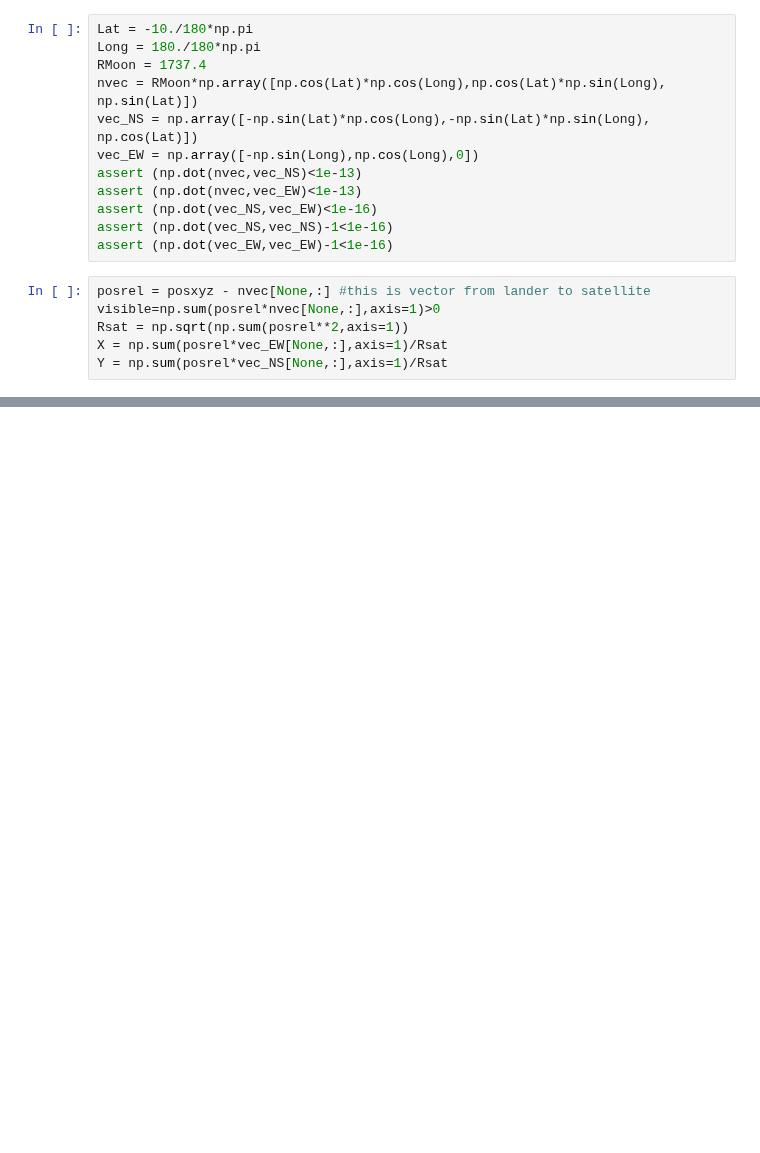
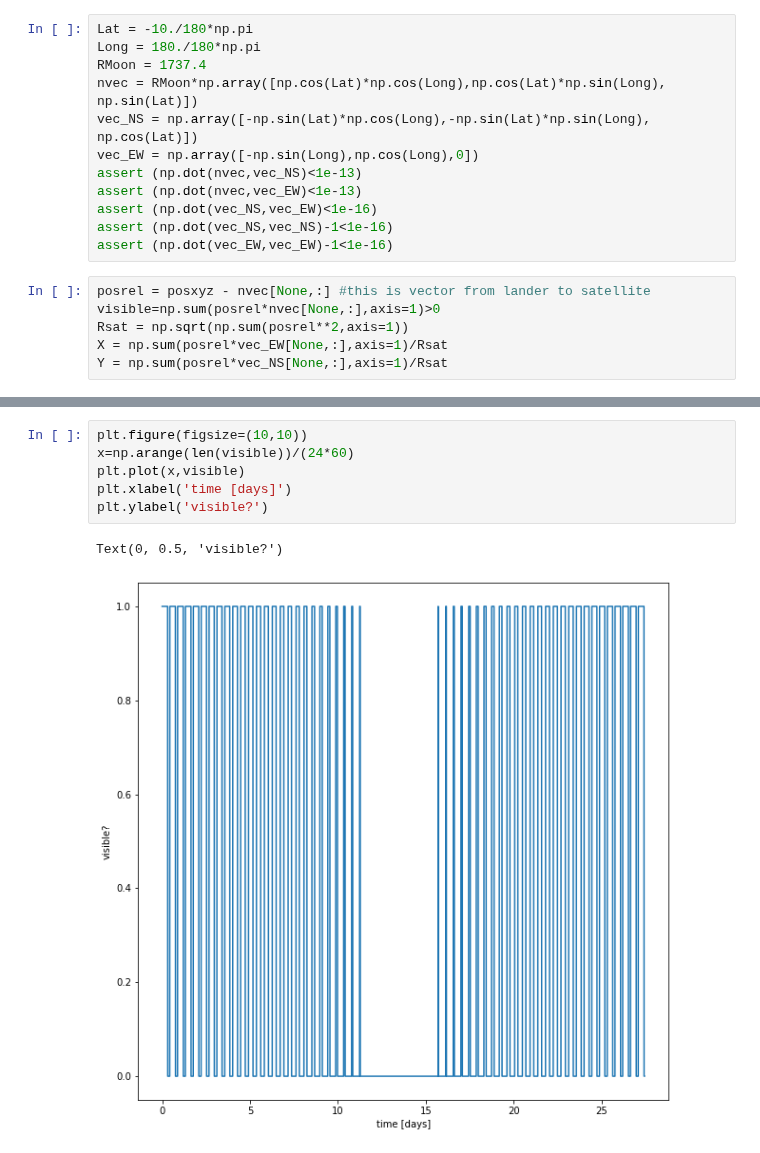
Before and after one commit to lusee-night/luseepy, a Jupyter notebook: notebooks/satellite.ipynb, the cells around one changed output, grey strips where cells are left out. Cells and saved outputs as stored; diff of their text form; blank space fills up the shorter version.

```diff
--- a/notebooks/satellite.ipynb
+++ b/notebooks/satellite.ipynb
@@ -64,0 +77,9 @@ for i,v in enumerate(visible):
+# %%
+plt.figure(figsize=(10,10))
+x=np.arange(len(visible))/(24*60)
+plt.plot(x,visible)
+plt.xlabel('time [days]')
+plt.ylabel('visible?')
+# %% [output]
+Text(0, 0.5, 'visible?')
+[figure, added]
```
Also changed, not shown: parts of 4 cells of this notebook.
